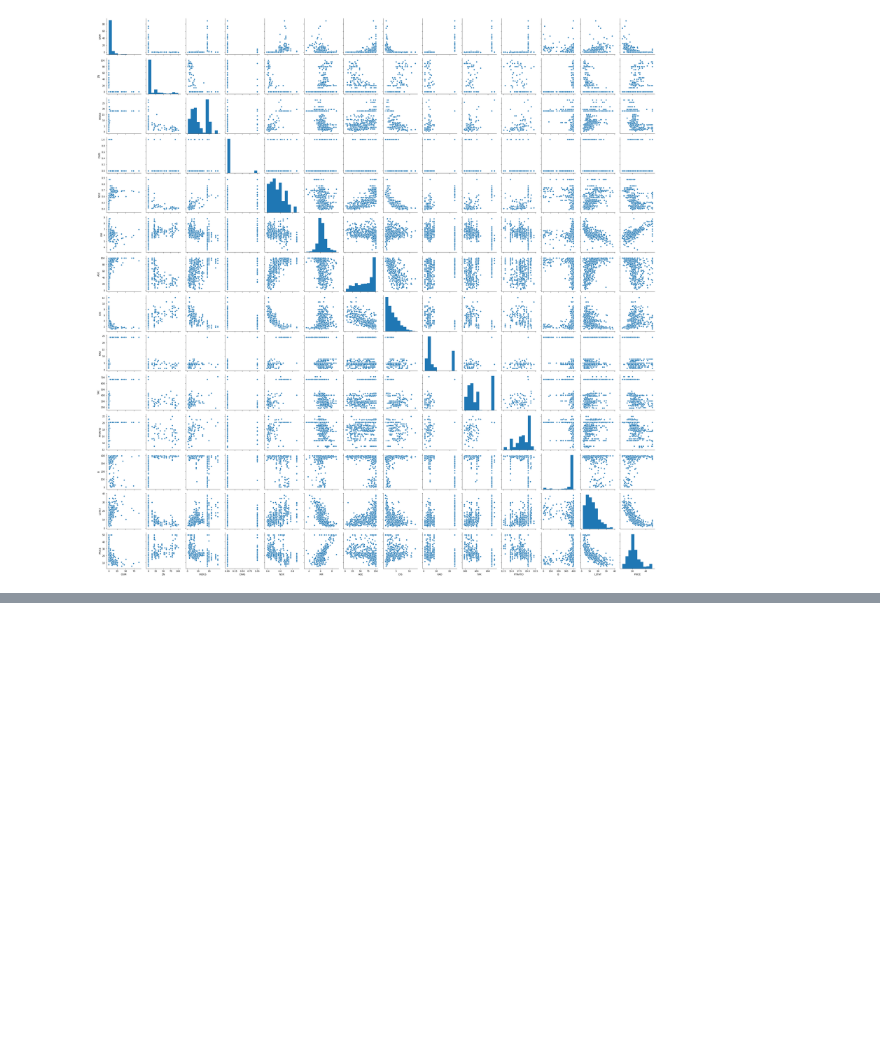
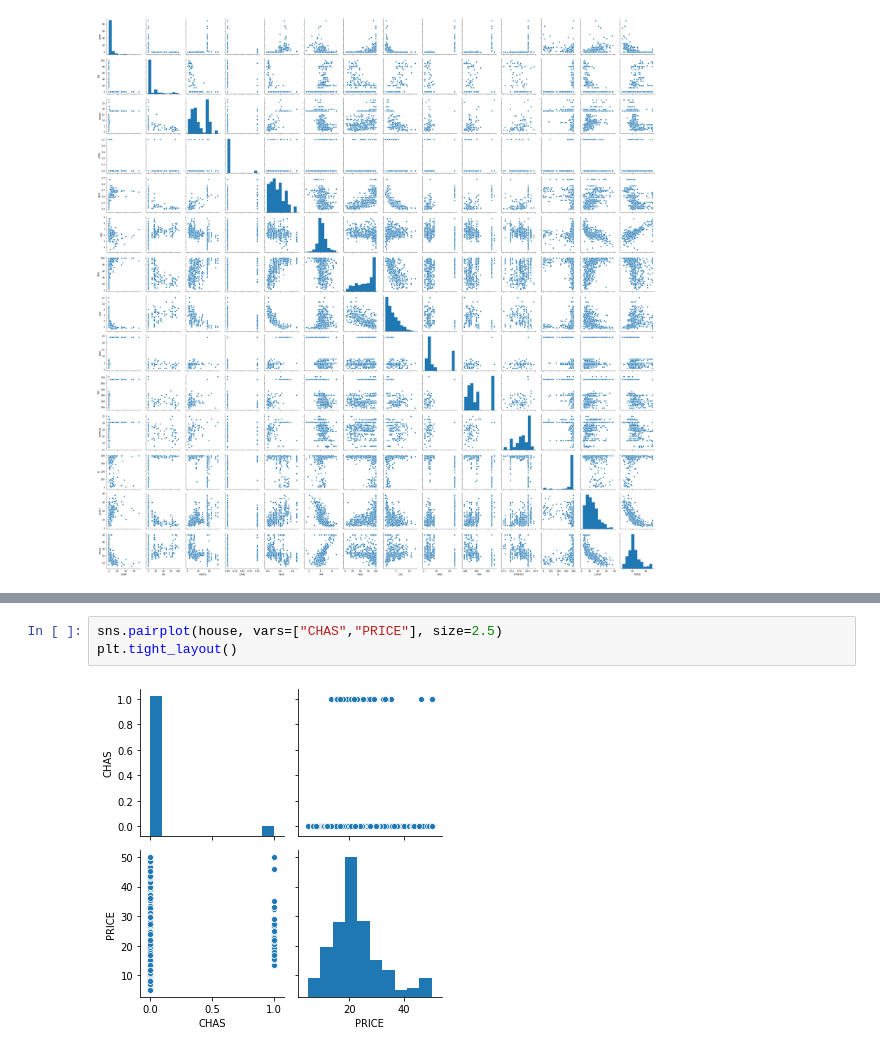
Before and after one commit to shanecanny1/Machine-Learning-and-Statistics-Project, a Jupyter notebook: Machine Learning Project Boston House Prices.ipynb, the cells around one changed output, grey strips where cells are left out. Cells and saved outputs as stored; diff of their text form; blank space fills up the shorter version.

```diff
--- a/Machine Learning Project Boston House Prices.ipynb
+++ b/Machine Learning Project Boston House Prices.ipynb
@@ -212,0 +210,5 @@ plt.tight_layout()
+# %%
+sns.pairplot(house, vars=["CHAS","PRICE"], size=2.5)
+plt.tight_layout()
+# %% [output]
+[figure, added]
```
Also changed, not shown: parts of 2 cells of this notebook.
